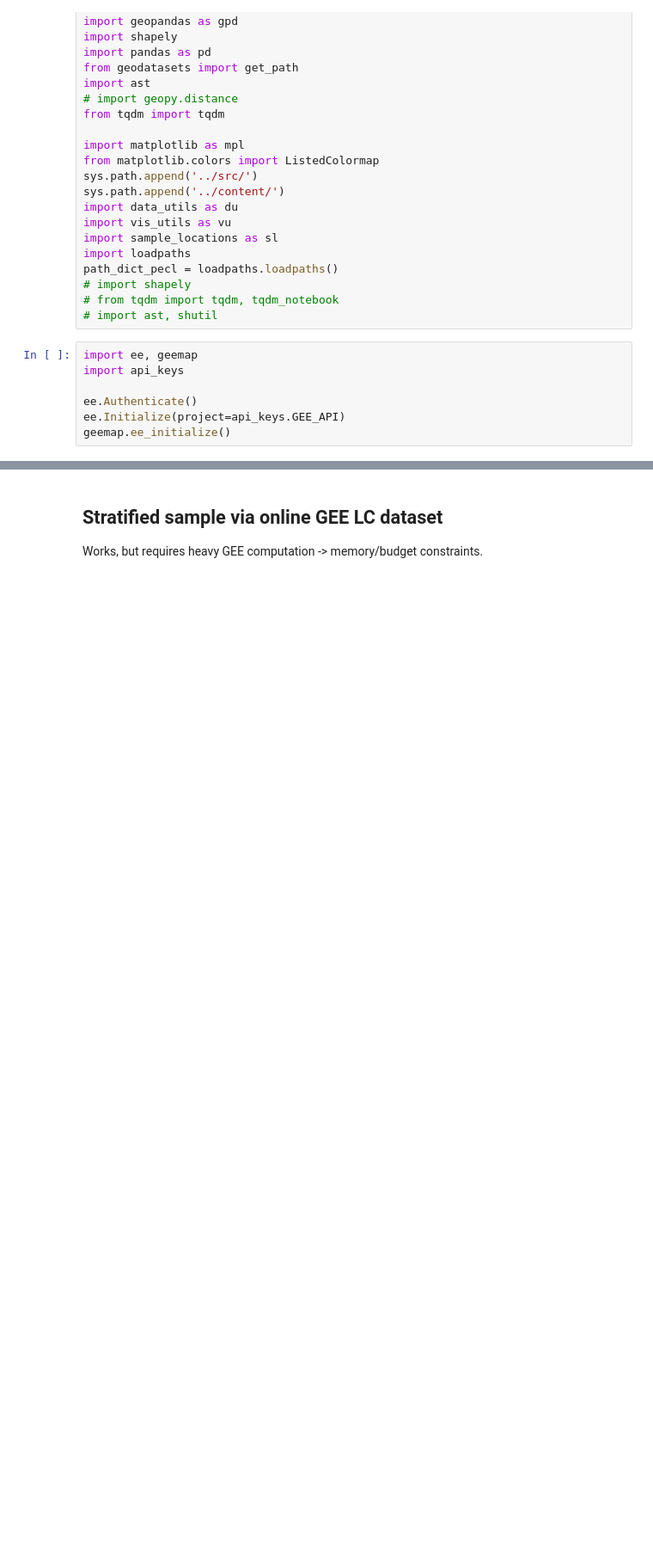
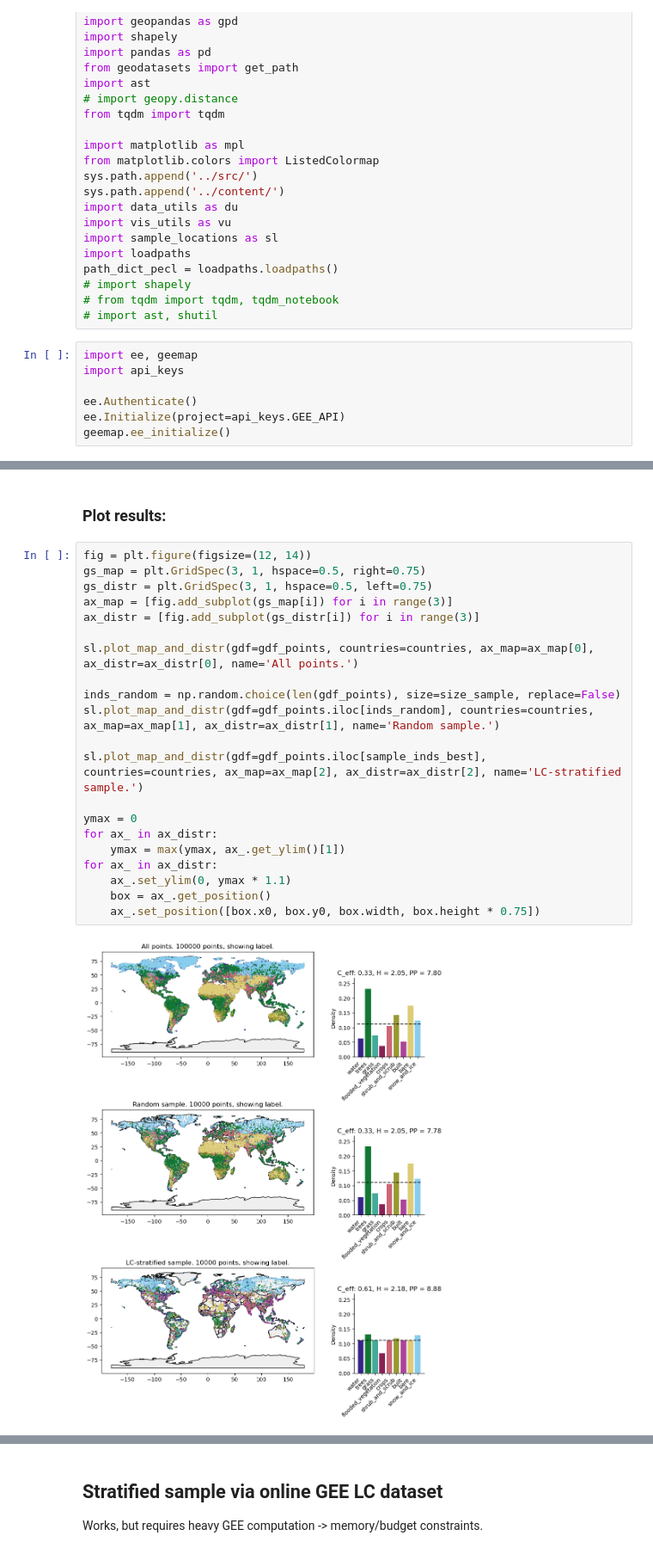
Before and after one commit to WUR-AI/interpret_earth_embeddings, a Jupyter notebook: notebooks/Sample locations dataset.ipynb, the cells around one changed output, grey strips where cells are left out. Shown at 86% size. Saved outputs shown, nothing was run; the diff lists cells and outputs as text; blank space fills up the shorter version.

```diff
--- a/notebooks/Sample locations dataset.ipynb
+++ b/notebooks/Sample locations dataset.ipynb
@@ -77,0 +224,25 @@ if col_plot == 'label':
+# %% [markdown]
+### Plot results:
+# %%
+fig = plt.figure(figsize=(12, 14))
+gs_map = plt.GridSpec(3, 1, hspace=0.5, right=0.75)
+gs_distr = plt.GridSpec(3, 1, hspace=0.5, left=0.75)
+ax_map = [fig.add_subplot(gs_map[i]) for i in range(3)]
+ax_distr = [fig.add_subplot(gs_distr[i]) for i in range(3)]
+
+sl.plot_map_and_distr(gdf=gdf_points, countries=countries, ax_map=ax_map[0], ax_distr=ax_distr[0], name='All points.')
+
+inds_random = np.random.choice(len(gdf_points), size=size_sample, replace=False)
+sl.plot_map_and_distr(gdf=gdf_points.iloc[inds_random], countries=countries, ax_map=ax_map[1], ax_distr=ax_distr[1], name='Random sample.')
+
+sl.plot_map_and_distr(gdf=gdf_points.iloc[sample_inds_best], countries=countries, ax_map=ax_map[2], ax_distr=ax_distr[2], name='LC-stratified sample.')
+
+ymax = 0
+for ax_ in ax_distr:
+    ymax = max(ymax, ax_.get_ylim()[1])
+for ax_ in ax_distr:
+    ax_.set_ylim(0, ymax * 1.1)
+    box = ax_.get_position()
+    ax_.set_position([box.x0, box.y0, box.width, box.height * 0.75])
+# %% [output]
+[figure, added]
```
Also changed, not shown: parts of 27 cells of this notebook, 36 other files.
